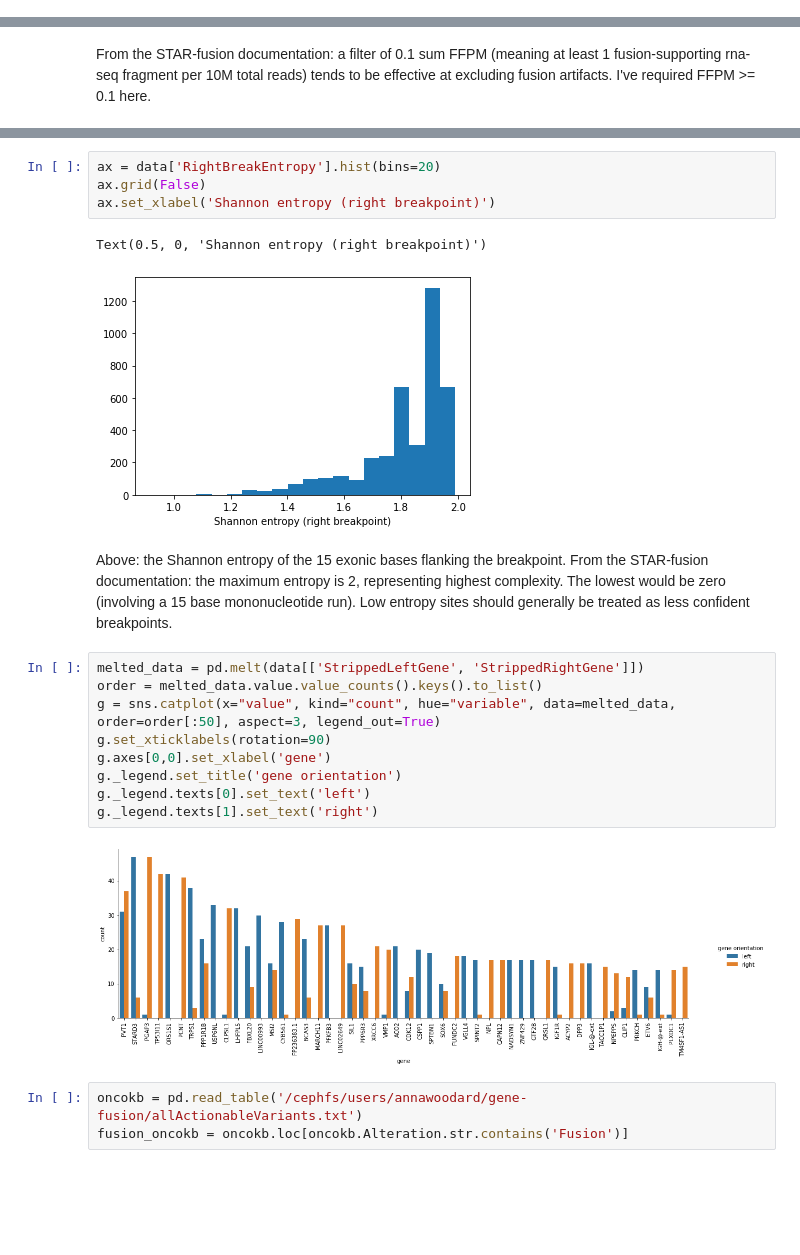
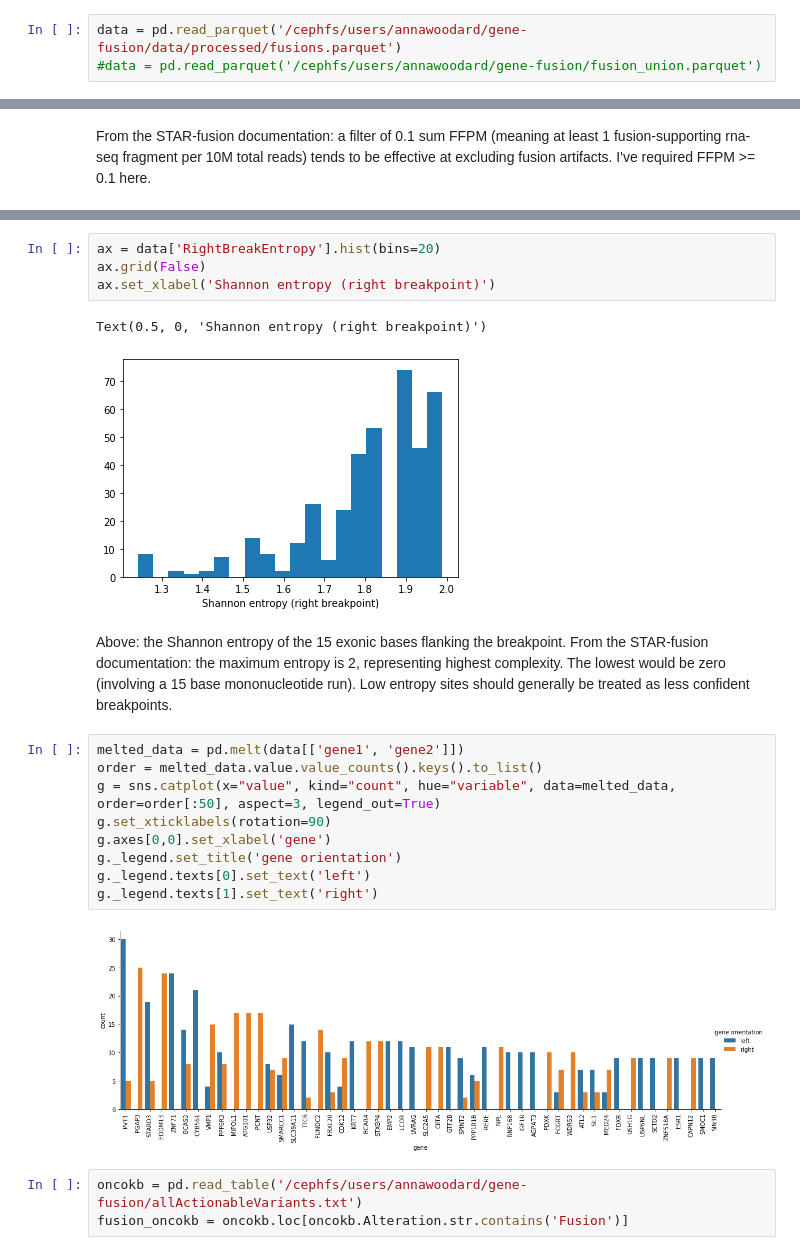
Before and after one commit to olopade-lab/gene-fusion, a Jupyter notebook: analyze.ipynb, the cells around one changed output, grey strips where cells are left out. Cells and saved outputs as stored; diff of their text form; blank space fills up the shorter version.

```diff
--- a/analyze.ipynb
+++ b/analyze.ipynb
@@ -49,0 +13,3 @@ data['#FusionName'].nunique()
+# %%
+data = pd.read_parquet('/cephfs/users/annawoodard/gene-fusion/data/processed/fusions.parquet')
+#data = pd.read_parquet('/cephfs/users/annawoodard/gene-fusion/fusion_union.parquet')
@@ -71,20 +64,20 @@ ax.grid(False)
 ax.set_xlabel('Shannon entropy (right breakpoint)')
 # %% [output]
 Text(0.5, 0, 'Shannon entropy (right breakpoint)')
-[figure, old version]
+[figure, new version]
 # %% [markdown]
 Above: the Shannon entropy of the 15 exonic bases flanking the breakpoint. From the STAR-fusion documentation: the maximum entropy is 2, representing highest complexity. The lowest would be zero (involving a 15 base mononucleotide run). Low entropy sites should generally be treated as less confident breakpoints.
 # %%
-melted_data = pd.melt(data[['StrippedLeftGene', 'StrippedRightGene']])
+melted_data = pd.melt(data[['gene1', 'gene2']])
 order = melted_data.value.value_counts().keys().to_list()
 g = sns.catplot(x="value", kind="count", hue="variable", data=melted_data, order=order[:50], aspect=3, legend_out=True)
 g.set_xticklabels(rotation=90)
 g.axes[0,0].set_xlabel('gene')
 g._legend.set_title('gene orientation')
 g._legend.texts[0].set_text('left')
 g._legend.texts[1].set_text('right')
 # %% [output]
-[figure, old version]
+[figure, new version]
 # %%
 oncokb = pd.read_table('/cephfs/users/annawoodard/gene-fusion/allActionableVariants.txt')
 fusion_oncokb = oncokb.loc[oncokb.Alteration.str.contains('Fusion')]
```
Also changed, not shown: parts of 71 cells of this notebook, 7 other files.
